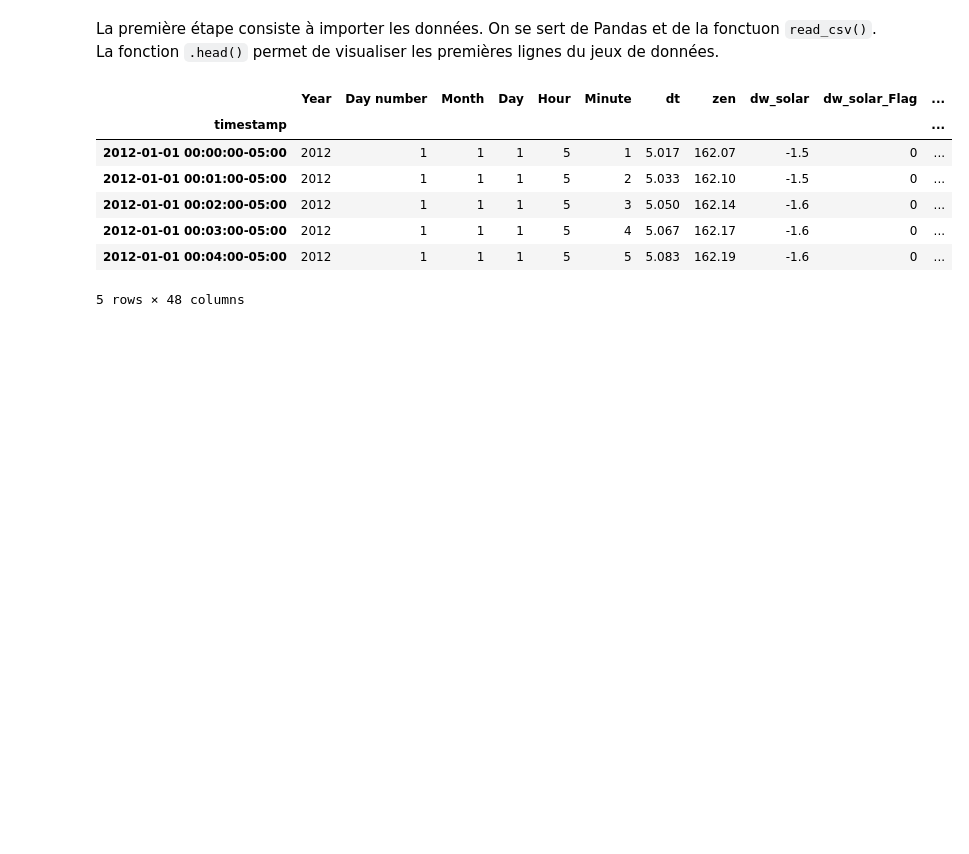
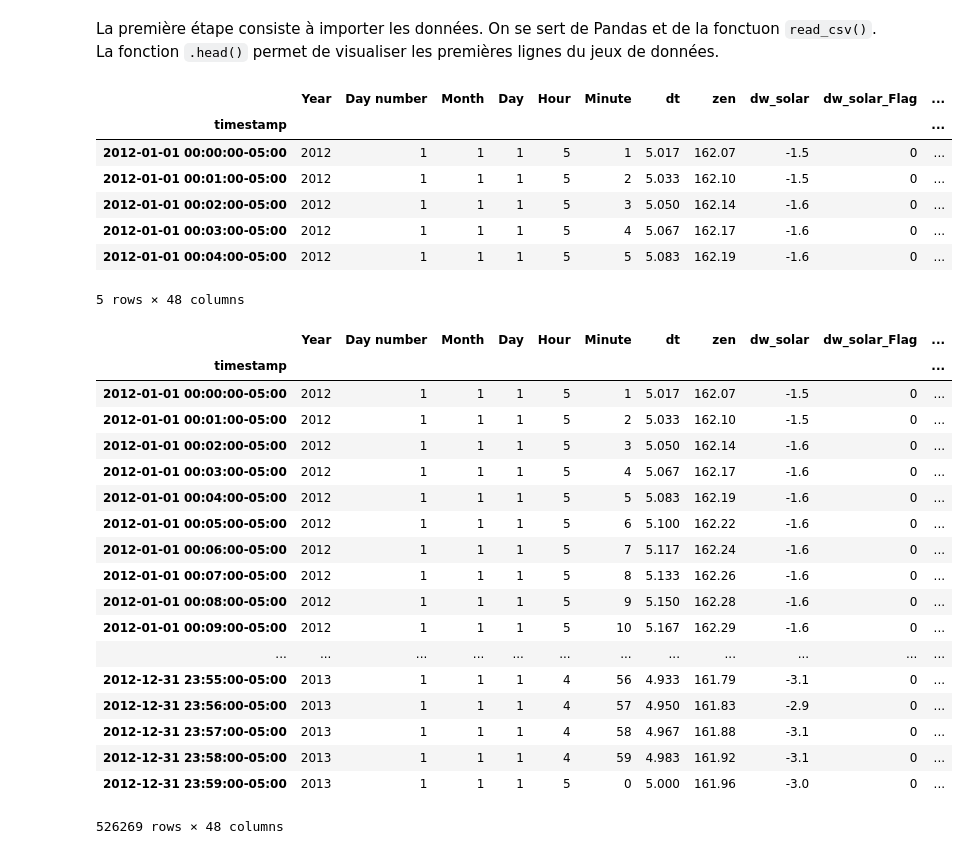
Before and after one commit to samuelduchesne/SeminairePython, a Jupyter notebook: Notebooks/1.ipynb, the cells around one changed output. Saved outputs shown, nothing was run; the diff lists cells and outputs as text; code cells hidden in the pictures; blank space fills up the shorter version.

```diff
--- a/Notebooks/1.ipynb
+++ b/Notebooks/1.ipynb
@@ -19,3 +19,25 @@ df.head()
 | 2012-01-01 00:03:00-05:00 | 2012 | 1 | 1 | 1 | 5 | 4 | 5.067 | 162.17 | -1.6 | 0 | ... |
 | 2012-01-01 00:04:00-05:00 | 2012 | 1 | 1 | 1 | 5 | 5 | 5.083 | 162.19 | -1.6 | 0 | ... |
 5 rows × 48 columns
+# %%
+df
+# %% [output]
+|  | Year | Day number | Month | Day | Hour | Minute | dt | zen | dw_solar | dw_solar_Flag | ... |
+| timestamp |  |  |  |  |  |  |  |  |  |  | ... |
+| 2012-01-01 00:00:00-05:00 | 2012 | 1 | 1 | 1 | 5 | 1 | 5.017 | 162.07 | -1.5 | 0 | ... |
+| 2012-01-01 00:01:00-05:00 | 2012 | 1 | 1 | 1 | 5 | 2 | 5.033 | 162.10 | -1.5 | 0 | ... |
+| 2012-01-01 00:02:00-05:00 | 2012 | 1 | 1 | 1 | 5 | 3 | 5.050 | 162.14 | -1.6 | 0 | ... |
+| 2012-01-01 00:03:00-05:00 | 2012 | 1 | 1 | 1 | 5 | 4 | 5.067 | 162.17 | -1.6 | 0 | ... |
+| 2012-01-01 00:04:00-05:00 | 2012 | 1 | 1 | 1 | 5 | 5 | 5.083 | 162.19 | -1.6 | 0 | ... |
+| 2012-01-01 00:05:00-05:00 | 2012 | 1 | 1 | 1 | 5 | 6 | 5.100 | 162.22 | -1.6 | 0 | ... |
+| 2012-01-01 00:06:00-05:00 | 2012 | 1 | 1 | 1 | 5 | 7 | 5.117 | 162.24 | -1.6 | 0 | ... |
+| 2012-01-01 00:07:00-05:00 | 2012 | 1 | 1 | 1 | 5 | 8 | 5.133 | 162.26 | -1.6 | 0 | ... |
+| 2012-01-01 00:08:00-05:00 | 2012 | 1 | 1 | 1 | 5 | 9 | 5.150 | 162.28 | -1.6 | 0 | ... |
+| 2012-01-01 00:09:00-05:00 | 2012 | 1 | 1 | 1 | 5 | 10 | 5.167 | 162.29 | -1.6 | 0 | ... |
+| ... | ... | ... | ... | ... | ... | ... | ... | ... | ... | ... | ... |
+| 2012-12-31 23:55:00-05:00 | 2013 | 1 | 1 | 1 | 4 | 56 | 4.933 | 161.79 | -3.1 | 0 | ... |
+| 2012-12-31 23:56:00-05:00 | 2013 | 1 | 1 | 1 | 4 | 57 | 4.950 | 161.83 | -2.9 | 0 | ... |
+| 2012-12-31 23:57:00-05:00 | 2013 | 1 | 1 | 1 | 4 | 58 | 4.967 | 161.88 | -3.1 | 0 | ... |
+| 2012-12-31 23:58:00-05:00 | 2013 | 1 | 1 | 1 | 4 | 59 | 4.983 | 161.92 | -3.1 | 0 | ... |
+| 2012-12-31 23:59:00-05:00 | 2013 | 1 | 1 | 1 | 5 | 0 | 5.000 | 161.96 | -3.0 | 0 | ... |
+526269 rows × 48 columns
```
Also changed, not shown: parts of 1 cell of this notebook, 2 other files.
